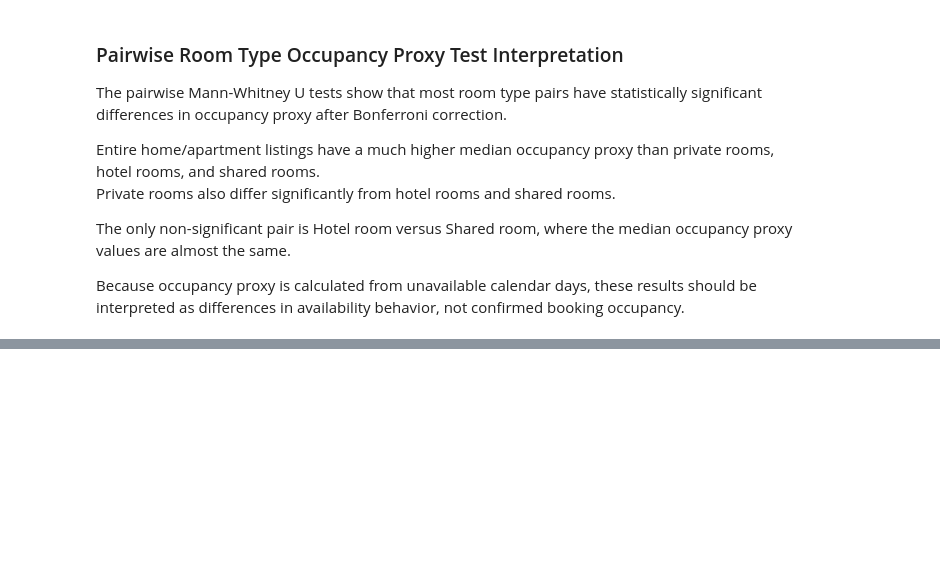
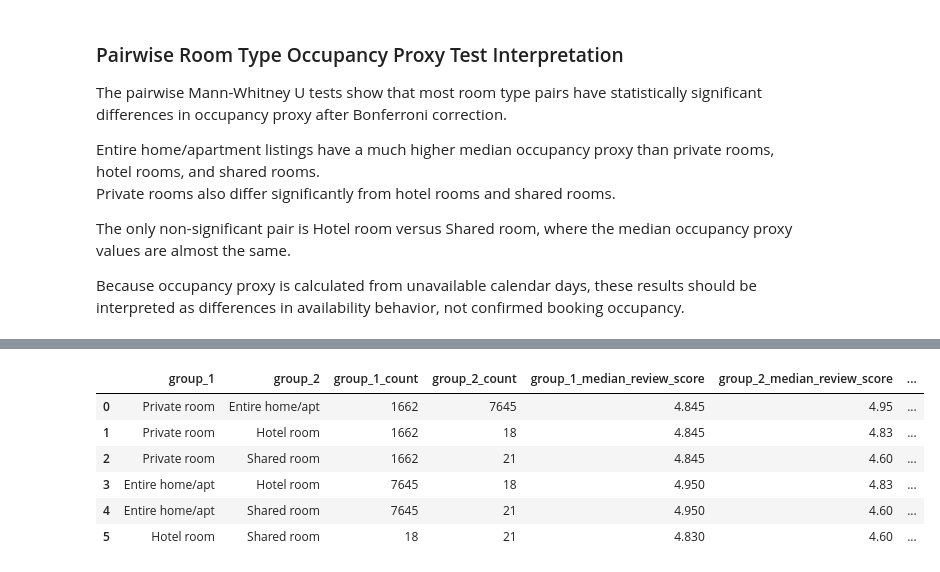
Before and after one commit to Tnadeeja/Inside-Airbnb-Market-Intelligence-Platform-Data-Engineering-Analytics-AI, a Jupyter notebook: notebooks/04_statistical_analysis.ipynb, the cells around one changed output, grey strips where cells are left out. Saved outputs shown, nothing was run; the diff lists cells and outputs as text; code cells hidden in the pictures; blank space fills up the shorter version.

Commit message:
Add room type review score statistical tests

```diff
--- a/notebooks/04_statistical_analysis.ipynb
+++ b/notebooks/04_statistical_analysis.ipynb
@@ -713,0 +721,9 @@ Because occupancy proxy is calculated from unavailable calendar days, these resu
+# %%
+review_score_room_type_df = listing_master_df[
+    listing_master_df["room_type"].notna() &
+    listing_master_df["review_scores_rating"].notna()
+].copy()
+
+print("Total listings:", len(listing_master_df))
+print("Listings used for review score room type test:", len(review_score_room_type_df))
+print("Excluded rows:", len(listing_master_df) - len(review_score_room_type_df))
@@ -713,0 +812,72 @@ Because occupancy proxy is calculated from unavailable calendar days, these resu
+# %%
+room_types = review_score_room_type_df["room_type"].dropna().unique()
+
+pairwise_review_score_results = []
+
+for room_type_1, room_type_2 in combinations(room_types, 2):
+    group_1 = review_score_room_type_df[
+        review_score_room_type_df["room_type"] == room_type_1
+    ]["review_scores_rating"].dropna()
+
+    group_2 = review_score_room_type_df[
+        review_score_room_type_df["room_type"] == room_type_2
+    ]["review_scores_rating"].dropna()
+
+    u_statistic, p_value = stats.mannwhitneyu(
+        group_1,
+        group_2,
+        alternative="two-sided"
+    )
+
+    n1 = len(group_1)
+    n2 = len(group_2)
+
+    rank_biserial_correlation = (2 * u_statistic) / (n1 * n2) - 1
+
+    pairwise_review_score_results.append({
+        "group_1": room_type_1,
+        "group_2": room_type_2,
+        "group_1_count": n1,
+        "group_2_count": n2,
+        "group_1_median_review_score": group_1.median(),
+        "group_2_median_review_score": group_2.median(),
+        "median_difference_group_1_minus_group_2": group_1.median() - group_2.median(),
+        "u_statistic": u_statistic,
+        "p_value": p_value,
+        "rank_biserial_correlation": rank_biserial_correlation
+    })
+
+pairwise_room_type_review_score_tests = pd.DataFrame(pairwise_review_score_results)
+
+number_of_tests = len(pairwise_room_type_review_score_tests)
+
+pairwise_room_type_review_score_tests["p_value_bonferroni"] = (
+    pairwise_room_type_review_score_tests["p_value"] * number_of_tests
+).clip(upper=1)
+
+pairwise_room_type_review_score_tests["significant_after_bonferroni"] = (
+    pairwise_room_type_review_score_tests["p_value_bonferroni"] < 0.05
+)
+
+round_columns = [
+    "group_1_median_review_score",
+    "group_2_median_review_score",
+    "median_difference_group_1_minus_group_2",
+    "u_statistic",
+    "p_value",
+    "p_value_bonferroni",
+    "rank_biserial_correlation"
+]
+
+for column in round_columns:
+    pairwise_room_type_review_score_tests[column] = pairwise_room_type_review_score_tests[column].round(6)
+
+pairwise_room_type_review_score_tests
+# %% [output]
+|  | group_1 | group_2 | group_1_count | group_2_count | group_1_median_review_score | group_2_median_review_score | ... |
+| 0 | Private room | Entire home/apt | 1662 | 7645 | 4.845 | 4.95 | ... |
+| 1 | Private room | Hotel room | 1662 | 18 | 4.845 | 4.83 | ... |
+| 2 | Private room | Shared room | 1662 | 21 | 4.845 | 4.60 | ... |
+| 3 | Entire home/apt | Hotel room | 7645 | 18 | 4.950 | 4.83 | ... |
+| 4 | Entire home/apt | Shared room | 7645 | 21 | 4.950 | 4.60 | ... |
+| 5 | Hotel room | Shared room | 18 | 21 | 4.830 | 4.60 | ... |
```
Also changed, not shown: parts of 9 cells of this notebook, 3 other files.
